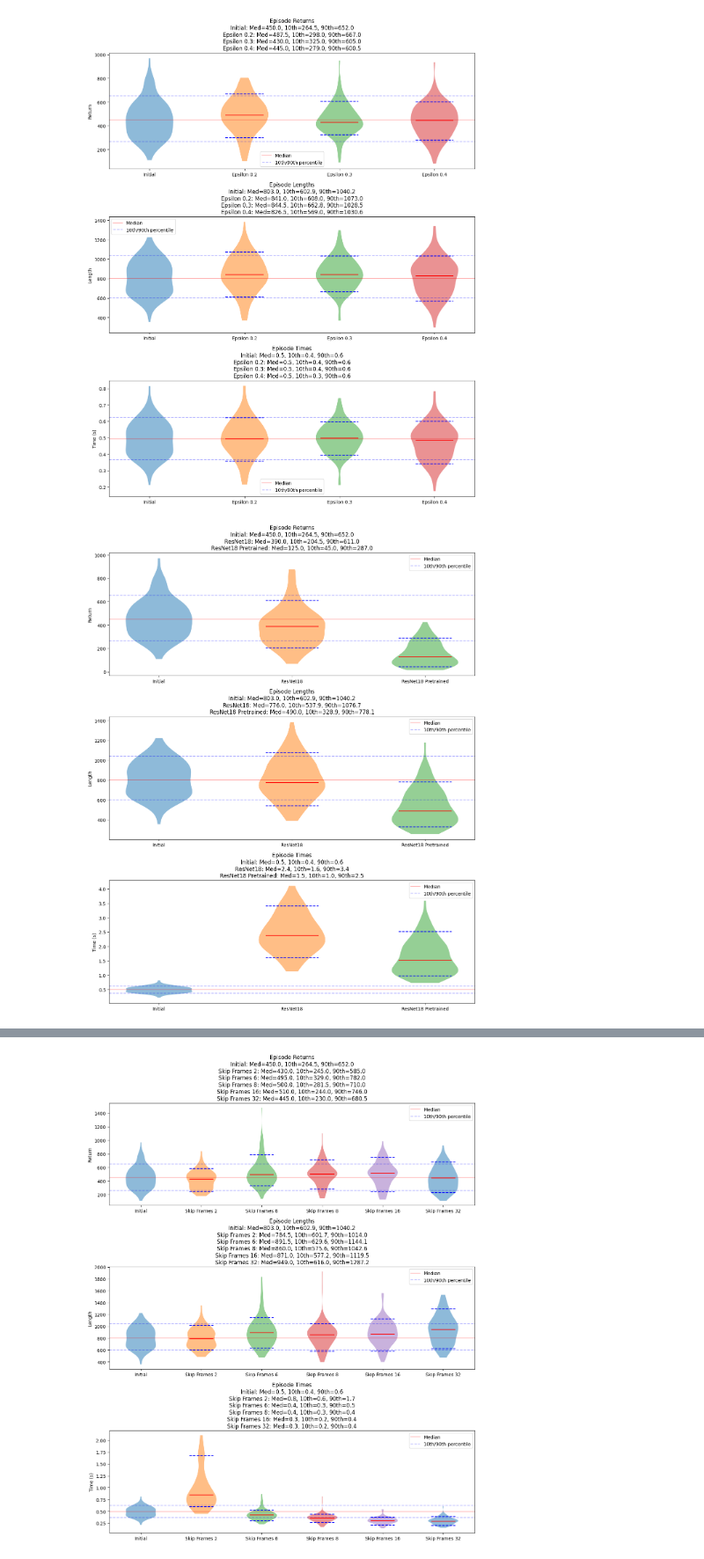
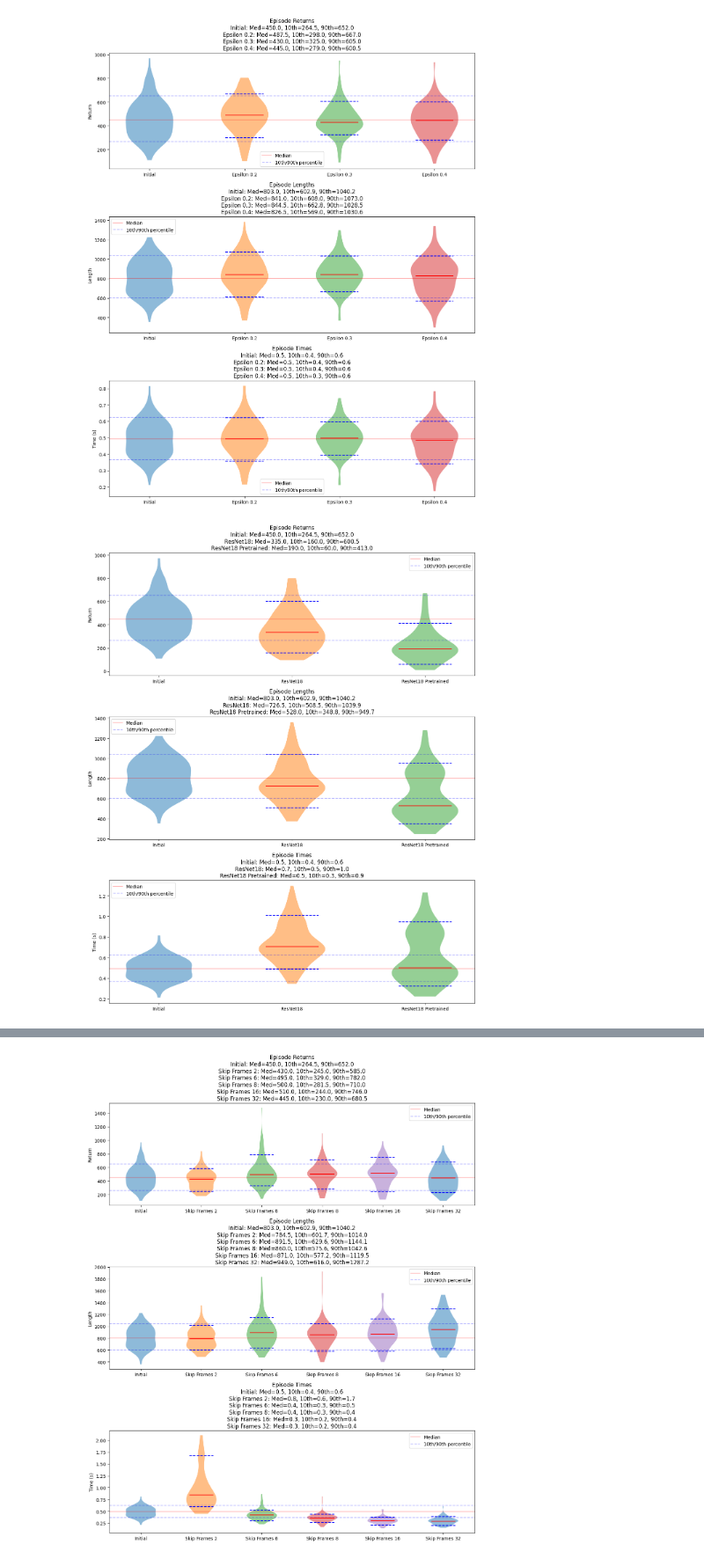
Before and after one commit to florinbarbisch/rle-assginment, a Jupyter notebook: eval.ipynb, the cells around one changed output, grey strips where cells are left out. Shown at 88% size. Cells and saved outputs as stored; diff of their text form; code cells hidden in the pictures.

```diff
--- a/eval.ipynb
+++ b/eval.ipynb
@@ -222,10 +222,10 @@ plot_episode_stats_violin(df_initial, df_epsilon_0_2, df_epsilon_0_3, df_epsilon
 # %% [output]
 [figure]
 # %%
-df_resnet = load_df(r"runs\ALE\SpaceInvaders-v5__ppo_resnet__1__20241223_152919\events.out.tfevents.1734964165.DESKTOP-O5Q6R7F.36740.0", filter_prefix="eval/") # eval job on slurm failed
-df_resnet_pretrained = load_df(r"runs\ALE\SpaceInvaders-v5__ppo_resnet_pretrained__1__20241223_153307\events.out.tfevents.1734964393.DESKTOP-O5Q6R7F.5756.0", filter_prefix="eval/") # eval job on slurm failed
+df_resnet = load_df(tensorboard_paths['ppo_resnet'], filter_prefix="eval/")
+df_resnet_pretrained = load_df(tensorboard_paths['ppo_resnet_pretrained'], filter_prefix="eval/")
 
 plot_episode_stats_violin(df_initial, df_resnet, df_resnet_pretrained, labels=['Initial', 'ResNet18', 'ResNet18 Pretrained'])
 # %% [output]
-[figure, old version]
+[figure, new version]
 # %%
```
Also changed, not shown: parts of 6 cells of this notebook.
